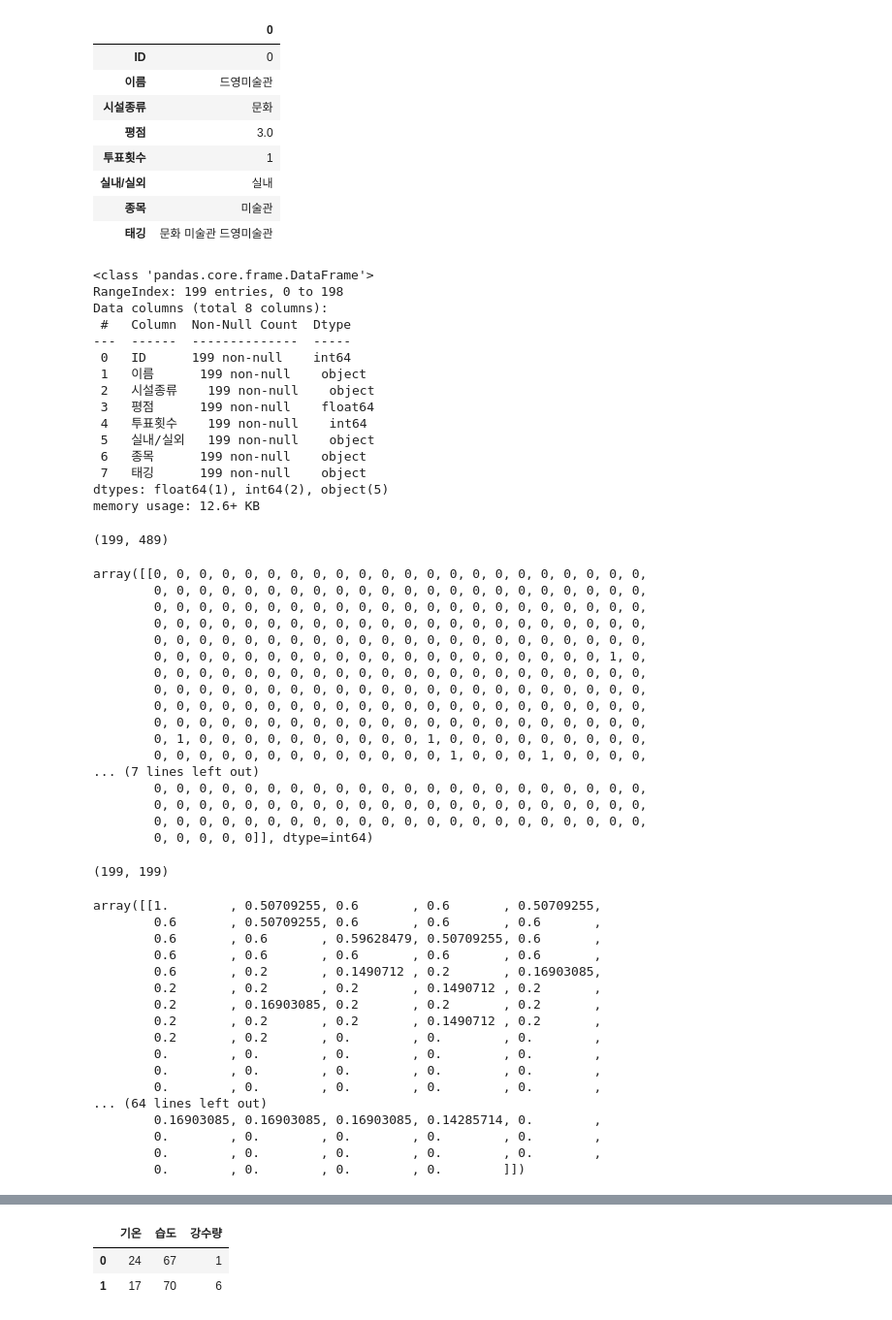
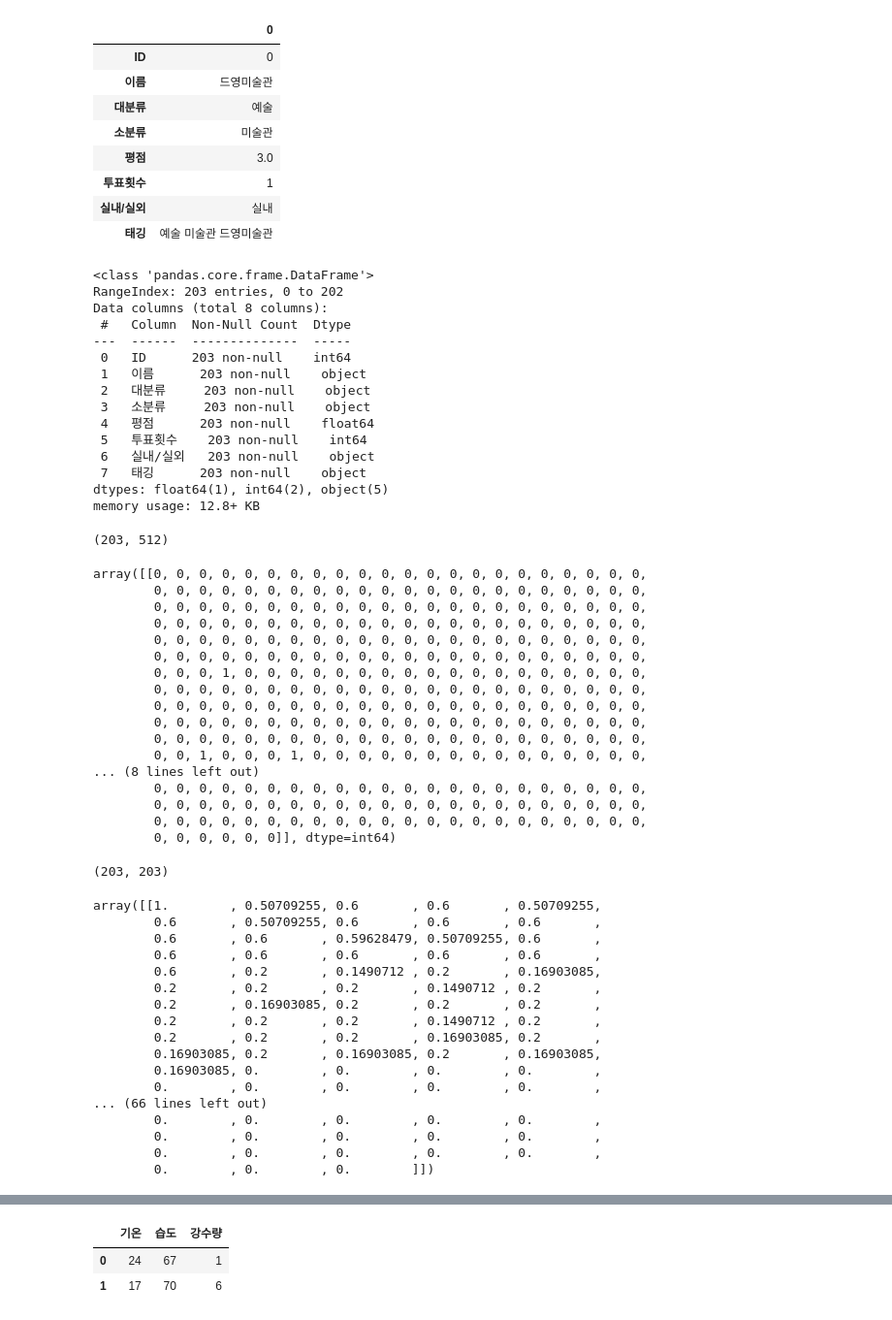
Before and after one commit to oocheol/Health_Find, a Jupyter notebook: Model.ipynb, the cells around one changed output, grey strips where cells are left out. Shown at 97% size. Saved outputs shown, nothing was run; the diff lists cells and outputs as text; code cells hidden in the pictures.

```diff
--- a/Model.ipynb
+++ b/Model.ipynb
@@ -33,36 +29,36 @@ df1.head(2).T
 # %%
 # id, 이름, 시설종류, 평점, 투표횟수,
 # 실내/실외, 종목
-df_test = df1[ ['ID','이름', '시설종류', '평점', '투표횟수','실내/실외', '종목', '태깅'] ]
+df_test = df1[ ['ID','이름', '대분류','소분류', '평점', '투표횟수','실내/실외', '태깅'] ]
 df_test.head(1).T
 # %% [output]
 |  | 0 |
 | ID | 0 |
 | 이름 | 드영미술관 |
-| 시설종류 | 문화 |
+| 대분류 | 예술 |
+| 소분류 | 미술관 |
 | 평점 | 3.0 |
 | 투표횟수 | 1 |
 | 실내/실외 | 실내 |
-| 종목 | 미술관 |
-| 태깅 | 문화 미술관 드영미술관 |
+| 태깅 | 예술 미술관 드영미술관 |
 # %%
 df_test.info()
 # %% [output]
 <class 'pandas.core.frame.DataFrame'>
-RangeIndex: 199 entries, 0 to 198
+RangeIndex: 203 entries, 0 to 202
 Data columns (total 8 columns):
  #   Column  Non-Null Count  Dtype
 ---  ------  --------------  -----
- 0   ID      199 non-null    int64
- 1   이름      199 non-null    object
- 2   시설종류    199 non-null    object
- 3   평점      199 non-null    float64
- 4   투표횟수    199 non-null    int64
- 5   실내/실외   199 non-null    object
- 6   종목      199 non-null    object
- 7   태깅      199 non-null    object
+ 0   ID      203 non-null    int64
+ 1   이름      203 non-null    object
+ 2   대분류     203 non-null    object
+ 3   소분류     203 non-null    object
+ 4   평점      203 non-null    float64
+ 5   투표횟수    203 non-null    int64
+ 6   실내/실외   203 non-null    object
+ 7   태깅      203 non-null    object
 dtypes: float64(1), int64(2), object(5)
-memory usage: 12.6+ KB
+memory usage: 12.8+ KB
 # %%
 from sklearn.feature_extraction.text import CountVectorizer
 
@@ -72,7 +68,7 @@ count_vect = CountVectorizer(min_df=0, ngram_range=(1, 2))
 genre_mat = count_vect.fit_transform( df_test['태깅'] )
 genre_mat.shape
 # %% [output]
-(199, 489)
+(203, 512)
 # %%
 # print( genre_mat[:1] )
 genre_mat[:1].toarray()
@@ -82,18 +78,18 @@ array([[0, 0, 0, 0, 0, 0, 0, 0, 0, 0, 0, 0, 0, 0, 0, 0, 0, 0, 0, 0, 0, 0,
         0, 0, 0, 0, 0, 0, 0, 0, 0, 0, 0, 0, 0, 0, 0, 0, 0, 0, 0, 0, 0, 0,
         0, 0, 0, 0, 0, 0, 0, 0, 0, 0, 0, 0, 0, 0, 0, 0, 0, 0, 0, 0, 0, 0,
         0, 0, 0, 0, 0, 0, 0, 0, 0, 0, 0, 0, 0, 0, 0, 0, 0, 0, 0, 0, 0, 0,
-        0, 0, 0, 0, 0, 0, 0, 0, 0, 0, 0, 0, 0, 0, 0, 0, 0, 0, 0, 0, 1, 0,
+        0, 0, 0, 0, 0, 0, 0, 0, 0, 0, 0, 0, 0, 0, 0, 0, 0, 0, 0, 0, 0, 0,
+        0, 0, 0, 1, 0, 0, 0, 0, 0, 0, 0, 0, 0, 0, 0, 0, 0, 0, 0, 0, 0, 0,
         0, 0, 0, 0, 0, 0, 0, 0, 0, 0, 0, 0, 0, 0, 0, 0, 0, 0, 0, 0, 0, 0,
         0, 0, 0, 0, 0, 0, 0, 0, 0, 0, 0, 0, 0, 0, 0, 0, 0, 0, 0, 0, 0, 0,
         0, 0, 0, 0, 0, 0, 0, 0, 0, 0, 0, 0, 0, 0, 0, 0, 0, 0, 0, 0, 0, 0,
         0, 0, 0, 0, 0, 0, 0, 0, 0, 0, 0, 0, 0, 0, 0, 0, 0, 0, 0, 0, 0, 0,
-        0, 1, 0, 0, 0, 0, 0, 0, 0, 0, 0, 0, 1, 0, 0, 0, 0, 0, 0, 0, 0, 0,
-        0, 0, 0, 0, 0, 0, 0, 0, 0, 0, 0, 0, 0, 1, 0, 0, 0, 1, 0, 0, 0, 0,
-... (7 lines left out)
+        0, 0, 1, 0, 0, 0, 1, 0, 0, 0, 0, 0, 0, 0, 0, 0, 0, 0, 0, 0, 0, 0,
+... (8 lines left out)
         0, 0, 0, 0, 0, 0, 0, 0, 0, 0, 0, 0, 0, 0, 0, 0, 0, 0, 0, 0, 0, 0,
         0, 0, 0, 0, 0, 0, 0, 0, 0, 0, 0, 0, 0, 0, 0, 0, 0, 0, 0, 0, 0, 0,
         0, 0, 0, 0, 0, 0, 0, 0, 0, 0, 0, 0, 0, 0, 0, 0, 0, 0, 0, 0, 0, 0,
-        0, 0, 0, 0, 0]], dtype=int64)
+        0, 0, 0, 0, 0, 0]], dtype=int64)
 # %%
 # 코사인 유사도 계산계산
 # 반환된 코사인 유사도 행렬의 크기 및 앞 2개 데이터만 추출
@@ -102,7 +98,7 @@ from sklearn.metrics.pairwise import cosine_similarity
 genre_sim = cosine_similarity(genre_mat, genre_mat)
 genre_sim.shape
 # %% [output]
-(199, 199)
+(203, 203)
 # %%
 genre_sim[:2]
 # %% [output]
@@ -114,15 +110,15 @@ array([[1.        , 0.50709255, 0.6       , 0.6       , 0.50709255,
         0.2       , 0.2       , 0.2       , 0.1490712 , 0.2       ,
         0.2       , 0.16903085, 0.2       , 0.2       , 0.2       ,
         0.2       , 0.2       , 0.2       , 0.1490712 , 0.2       ,
-        0.2       , 0.2       , 0.        , 0.        , 0.        ,
+        0.2       , 0.2       , 0.2       , 0.16903085, 0.2       ,
+        0.16903085, 0.2       , 0.16903085, 0.2       , 0.16903085,
+        0.16903085, 0.        , 0.        , 0.        , 0.        ,
+        0.        , 0.        , 0.        , 0.        , 0.        ,
+... (66 lines left out)
         0.        , 0.        , 0.        , 0.        , 0.        ,
         0.        , 0.        , 0.        , 0.        , 0.        ,
         0.        , 0.        , 0.        , 0.        , 0.        ,
-... (64 lines left out)
-        0.16903085, 0.16903085, 0.16903085, 0.14285714, 0.        ,
-        0.        , 0.        , 0.        , 0.        , 0.        ,
-        0.        , 0.        , 0.        , 0.        , 0.        ,
-        0.        , 0.        , 0.        , 0.        ]])
+        0.        , 0.        , 0.        ]])
 # %%
 # 유사도가 높은 순으로 정리된 genre_sim 객체의 비교 행 위치 인덱스 값
 # 값이 높은 순으로 정렬된 비교 대상 행의 유사도 값이 아니라
```
Also changed, not shown: parts of 13 cells of this notebook.
